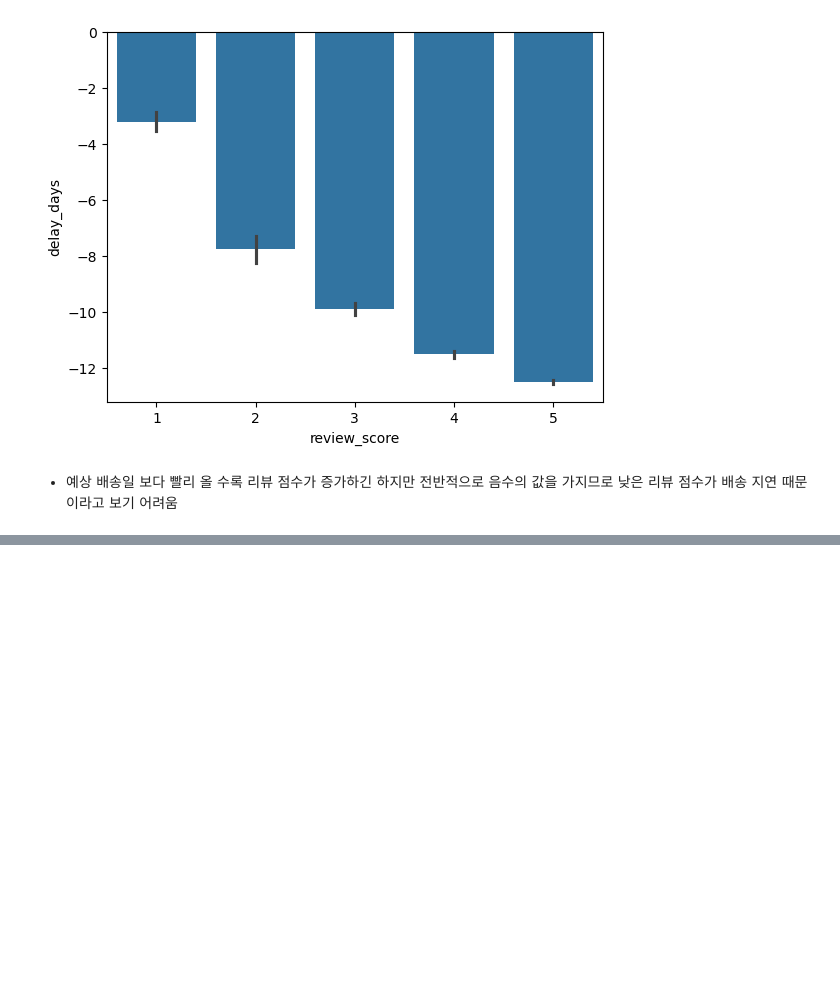
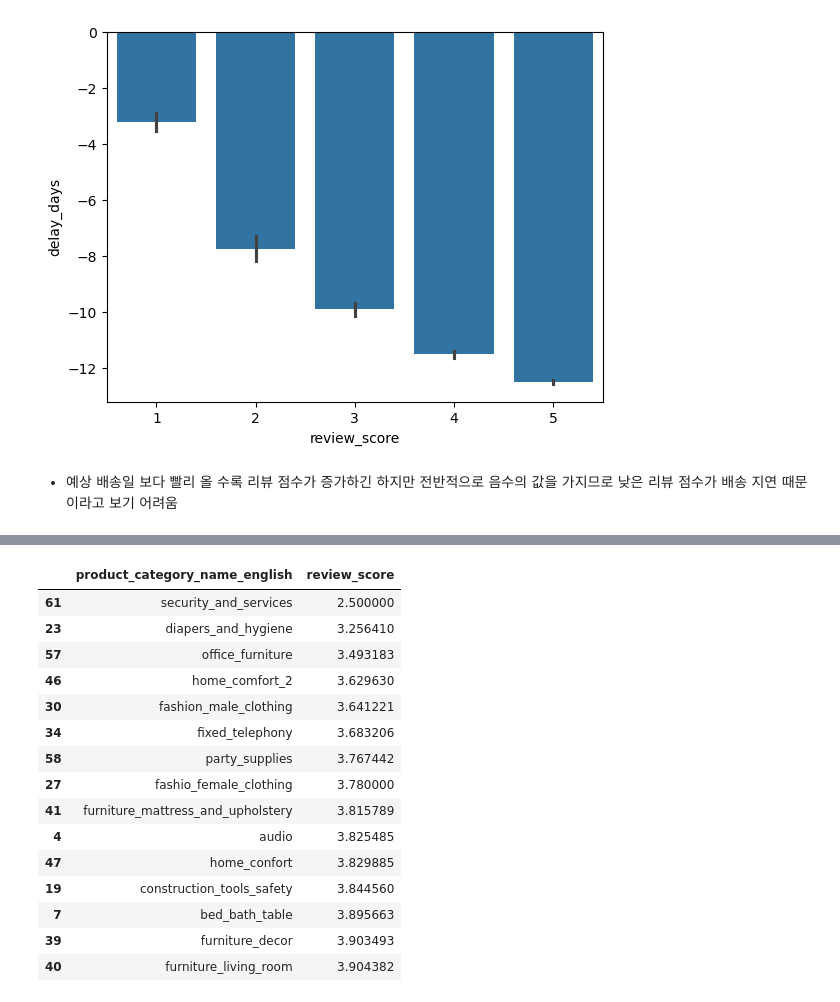
Before and after one commit to taaesu/olist_sql_python_analysis, a Jupyter notebook: olist_analysis.ipynb, the cells around one changed output, grey strips where cells are left out. Saved outputs shown, nothing was run; the diff lists cells and outputs as text; code cells hidden in the pictures; blank space fills up the shorter version.

```diff
--- a/olist_analysis.ipynb
+++ b/olist_analysis.ipynb
@@ -147,0 +188,20 @@ sns.barplot(data=df_delay, x='review_score',y='delay_days');
+# %%
+df_avg_score = df.groupby('product_category_name_english').agg({'review_score':'mean'}).reset_index().sort_values('review_score',ascending=True).head(15)
+df_avg_score
+# %% [output]
+|  | product_category_name_english | review_score |
+| 61 | security_and_services | 2.500000 |
+| 23 | diapers_and_hygiene | 3.256410 |
+| 57 | office_furniture | 3.493183 |
+| 46 | home_comfort_2 | 3.629630 |
+| 30 | fashion_male_clothing | 3.641221 |
+| 34 | fixed_telephony | 3.683206 |
+| 58 | party_supplies | 3.767442 |
+| 27 | fashio_female_clothing | 3.780000 |
+| 41 | furniture_mattress_and_upholstery | 3.815789 |
+| 4 | audio | 3.825485 |
+| 47 | home_confort | 3.829885 |
+| 19 | construction_tools_safety | 3.844560 |
+| 7 | bed_bath_table | 3.895663 |
+| 39 | furniture_decor | 3.903493 |
+| 40 | furniture_living_room | 3.904382 |
```
Also changed, not shown: parts of 5 cells of this notebook.
